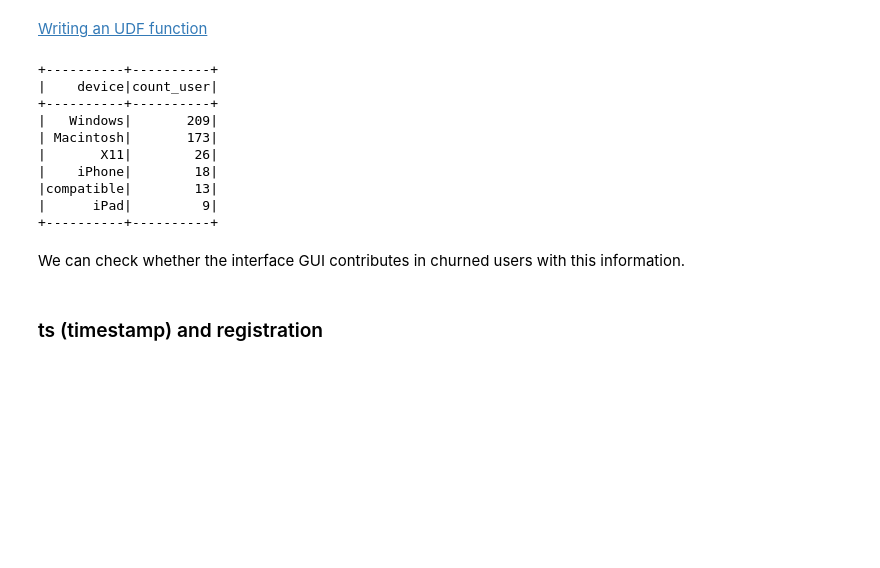
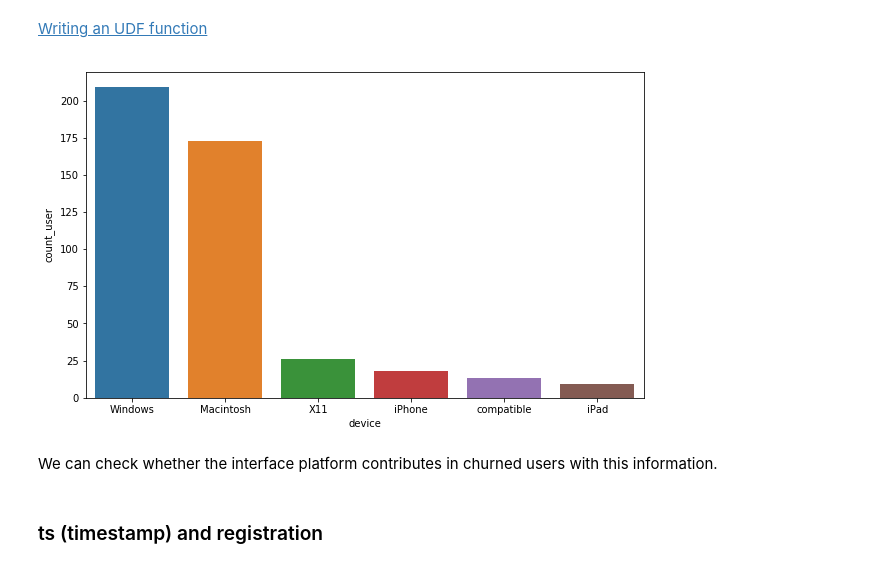
Before and after one commit to nirajpandkar/sparkify, a Jupyter notebook: Sparkify.ipynb, the cells around one changed output. Cells and saved outputs as stored; diff of their text form; code cells hidden in the pictures; blank space fills up the shorter version.

Commit message:
Cleaned up code and visualizations

```diff
--- a/Sparkify.ipynb
+++ b/Sparkify.ipynb
@@ -250,20 +250,16 @@ device_udf = udf(lambda x: str(re.findall(r'\((.*?)\)', x)[0].split(";")[0].spli
 # %%
 df = df.withColumn("device", device_udf(df.userAgent))
 # %%
-df.groupBy("device").agg(countDistinct("UserId").alias("count_user")).sort(col("count_user").desc()).show()
+df_device = df.groupBy("device").agg(countDistinct("UserId").alias("count_user")).sort(col("count_user").desc()).toPandas()
-# %% [output]
-+----------+----------+
-|    device|count_user|
-+----------+----------+
-|   Windows|       209|
-| Macintosh|       173|
-|       X11|        26|
-|    iPhone|        18|
-|compatible|        13|
-|      iPad|         9|
-+----------+----------+
+# %%
+fig, ax = plt.subplots(figsize=(10,6))
+
+g = sns.barplot(ax=ax, x="device", y="count_user", data=df_device)
+plt.show()
+# %% [output]
+[figure, added]
 # %% [markdown]
-We can check whether the interface GUI contributes in churned users with this information.
+We can check whether the interface platform contributes in churned users with this information.
 # %% [markdown]
 ### ts (timestamp) and registration
 # %% [markdown]
```
Also changed, not shown: parts of 52 cells of this notebook.
